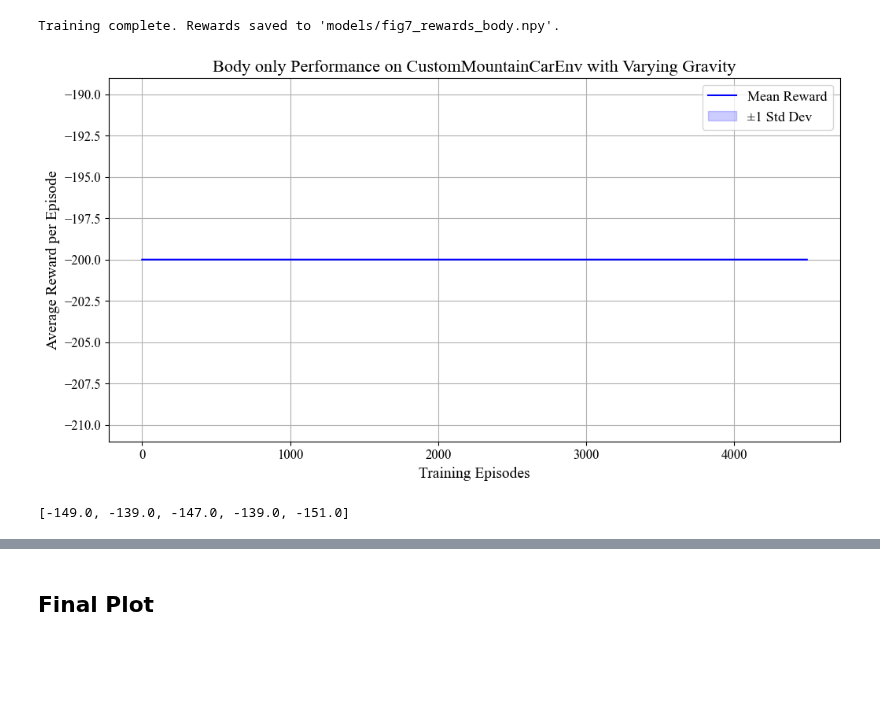
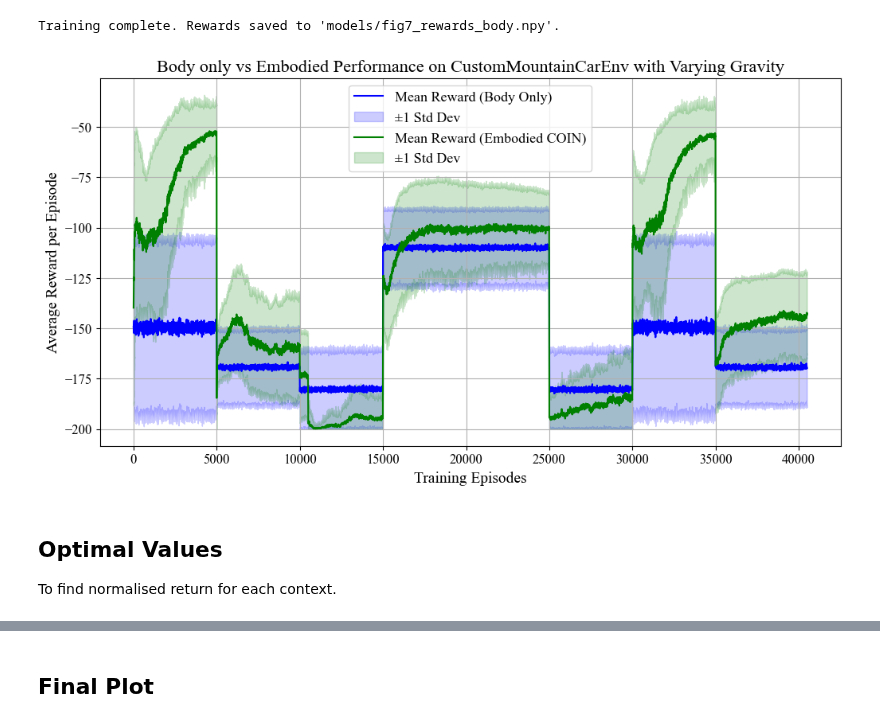
Before and after one commit to RichieRich2569/COINRL, a Jupyter notebook: new_figures.ipynb, the cells around one changed output, grey strips where cells are left out. Saved outputs shown, nothing was run; the diff lists cells and outputs as text; code cells hidden in the pictures; blank space fills up the shorter version.

Commit message:
Completed design and plotting for Figure 7

```diff
--- a/new_figures.ipynb
+++ b/new_figures.ipynb
@@ -290,20 +332,23 @@ coin_model = COIN(
     sigma_motor_noise = 0.00182,
 )
 
-# Simplify COIN calculation by assuming parameters stay the same every 50 episodes
-coin_model.perturbations = param[::50]
+# Simplify COIN calculation by assuming parameters stay the same every 500 episodes
+coin_model.perturbations = param[::500]
 
 output = coin_model.simulate_coin()
 
 known_c_resp, novel_c_resp = coin_model.get_responsibilities(output)
 p_contexts = np.concatenate([known_c_resp,novel_c_resp[:,None]],axis=-1)
-p_contexts = np.repeat(p_contexts, repeats=50, axis=0)
+p_contexts = np.repeat(p_contexts, repeats=500, axis=0)
 
 # Ensure COIN probabilities are of the right form
 # Novel context - should never have a NaN definition
 p_temp = p_contexts.copy()
 p_temp[np.isnan(p_temp)] = 0.0
 p_contexts[:,-1] = 1 - np.sum(p_temp[:,:-1], axis=1)
+
+# Define coin_context, a variable length (N=len(param)), indicating the active context for each time point (index of p_context that is highest)
+coin_context = np.argmax(p_contexts[:,:-1], axis=1)
 
 def run_single_rep_coin_F7(rep_id, g, p_context):
     """
@@ -332,7 +377,7 @@ def run_single_rep_coin_F7(rep_id, g, p_context):
     rewards_for_this_rep = []
     for i, val in enumerate(g):
         # Create the environment for each amplitude
-        env = CustomMountainCarEnv(gravity=val, render_mode="none")
+        env = CustomMountainCarEnv(gravity_sf=val, render_mode="none")
 
         # Train the agent in the current context
         training_reward = agent.train_step(env=env, p_context=p_context[i,:], max_steps_per_episode=200)
@@ -411,7 +485,7 @@ plt.show()
 # Train basic Q-learning agent on g=1.0 as our body
 
 # Create the Q-learning agent
-env = CustomMountainCarEnv(gravity=1.0, render_mode="none")
+env = CustomMountainCarEnv(gravity_sf=1.0, render_mode="none")
 body_agent = QLearningAgent(
     env=env,
     num_position_bins=30,
@@ -590,7 +751,7 @@ def run_single_rep_body(rep_id, g, body_Q):
     from rl import QLearningAgent
     # Create a fresh agent and environment inside each process
 
-    env = CustomMountainCarEnv(gravity=1.0, render_mode="none")
+    env = CustomMountainCarEnv(gravity_sf=1.0, render_mode="none")
     agent = QLearningAgent(
         env=env,
         num_position_bins=30,
@@ -608,7 +769,7 @@ def run_single_rep_body(rep_id, g, body_Q):
     rewards_for_this_rep = []
     for i, val in enumerate(g):
         # Create the environment for each amplitude
-        env = CustomMountainCarEnv(gravity=val, render_mode="none")
+        env = CustomMountainCarEnv(gravity_sf=val, render_mode="none")
 
         # Train the agent in the current context
         training_reward = agent.evaluate(env=env, n_episodes=1, max_steps_per_episode=200)
@@ -655,32 +816,43 @@ Training complete. Rewards saved to 'models/fig7_rewards_body.npy'.
 # %%
 # Plot evaluation results and confidence region
 # Create figure and axis
 fig, ax = plt.subplots(figsize=(12, 6))
 # Extract mean rewards and std dev - smooth for plotting
-mean_rewards = np.convolve(rewards_F7_body[0], np.ones(10)/10, mode='valid')
-std_rewards = np.convolve(rewards_F7_body[1], np.ones(10)/10, mode='valid')
+mean_rewards_body = np.convolve(rewards_F7_body[0], np.ones(10)/10, mode='valid')
+std_rewards_body = np.convolve(rewards_F7_body[1], np.ones(10)/10, mode='valid')
 # Plot mean rewards
-ax.plot(mean_rewards, label='Mean Reward', color='blue')
+ax.plot(mean_rewards_body, label='Mean Reward (Body Only)', color='blue')
 # Plot confidence region
 ax.fill_between(
     range(len(mean_rewards)),
-    np.clip(mean_rewards - std_rewards, a_min=-200, a_max=None),
-    mean_rewards + std_rewards,
+    np.clip(mean_rewards_body - std_rewards_body, a_min=-200, a_max=None),
+    mean_rewards_body + std_rewards_body,
     color='blue',
     alpha=0.2,
     label='±1 Std Dev'
 )
-ax.set_title('Body only Performance on CustomMountainCarEnv with Varying Gravity')
+# Extract mean rewards and std dev for embodied approach - smooth for plotting
+mean_rewards_embodied = np.convolve(rewards_F7_embodied_coin_eval_mean, np.ones(10)/10, mode='valid')
+std_rewards_embodied = np.convolve(rewards_F7_embodied_coin_eval_std, np.ones(10)/10, mode='valid')
+# Plot mean rewards
+ax.plot(mean_rewards_embodied, label='Mean Reward (Embodied COIN)', color='green')
+# Plot confidence region
+ax.fill_between(
+    range(len(mean_rewards_embodied)),
+    np.clip(mean_rewards_embodied - std_rewards_embodied, a_min=-200, a_max=None),
+    mean_rewards_embodied + std_rewards_embodied,
+    color='green',
+    alpha=0.2,
+    label='±1 Std Dev'
+)
+ax.set_title('Body only vs Embodied Performance on CustomMountainCarEnv with Varying Gravity')
 ax.set_xlabel('Training Episodes')
 ax.set_ylabel('Average Reward per Episode')
 ax.legend()
 ax.grid(True)
 plt.show()
 # %% [output]
-[figure, old version]
+[figure, new version]
-# %%
-# Evaluate body
-env = CustomMountainCarEnv(gravity=1.0, render_mode="human")
-body_agent.evaluate(env=env, n_episodes=5, max_steps_per_episode=200)
-# %% [output]
-[-149.0, -139.0, -147.0, -139.0, -151.0]
+# %% [markdown]
+## Optimal Values
+To find normalised return for each context.
```
Also changed, not shown: parts of 16 cells of this notebook, 3 other files.
